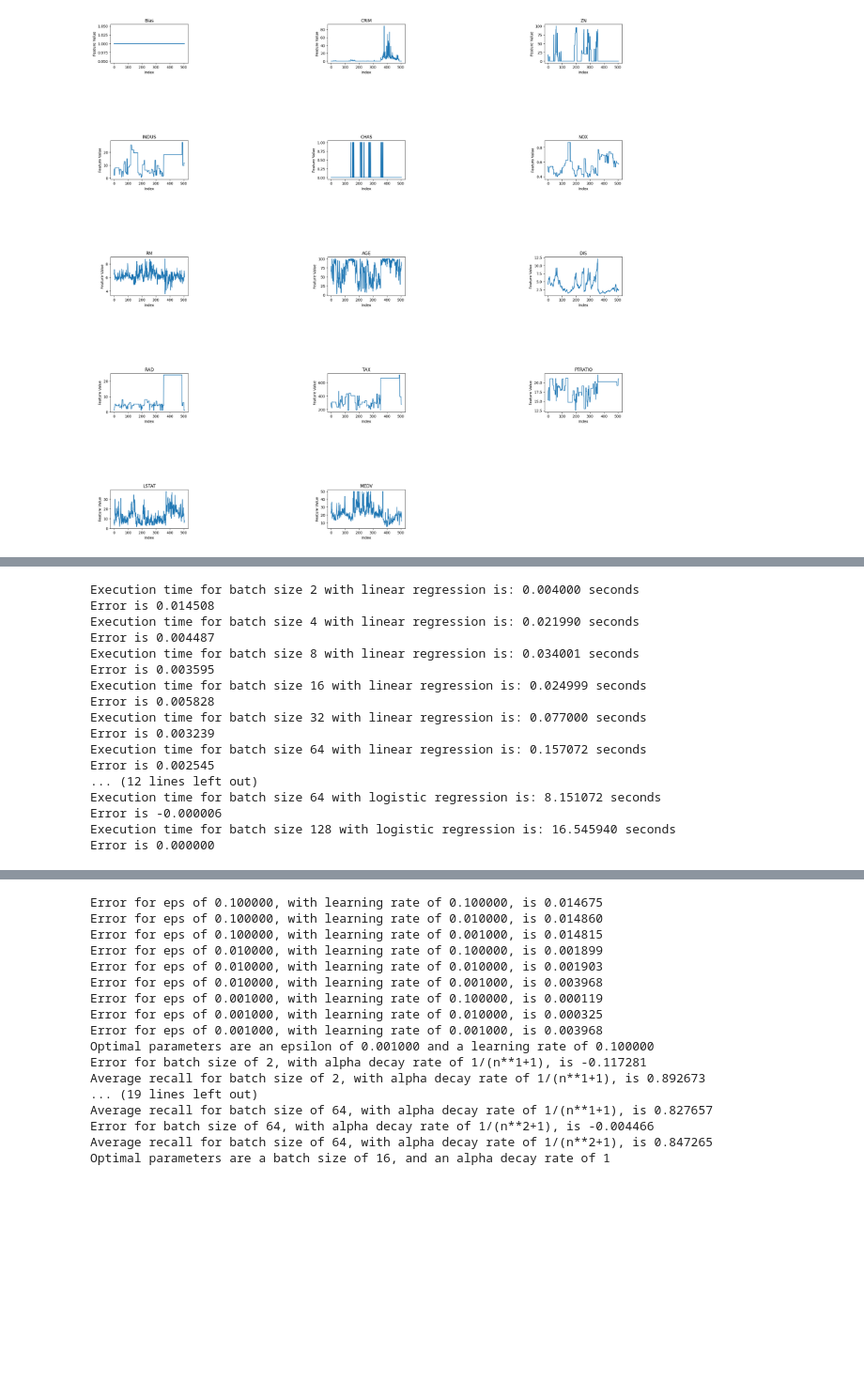
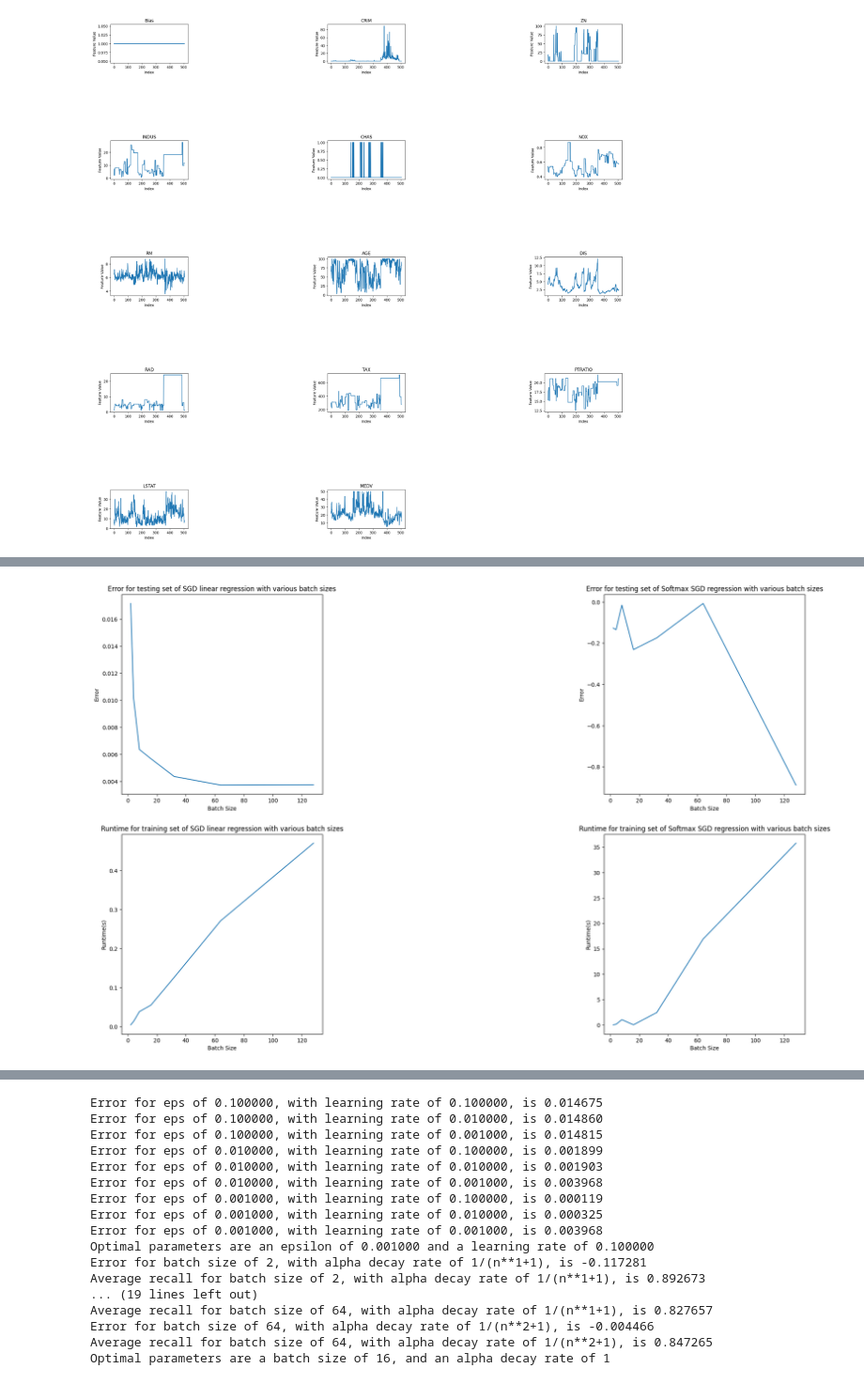
Before and after one commit to lshiyan/COMP551, a Jupyter notebook: 551A1.ipynb, the cells around one changed output, grey strips where cells are left out. Shown at 94% size. Drawn from its saved outputs; the diff is of its cells as text; code cells hidden in the pictures; blank space fills up the shorter version.

```diff
--- a/551A1.ipynb
+++ b/551A1.ipynb
@@ -533,45 +584,59 @@ for i in range(len(errors)):
 # %%
 #Task 3 Part 4:
 
 X=copy.deepcopy(cleaneddbnp)
 Y=copy.deepcopy(cleaneddbtargets)
 
+linregerror=[]
+logregerror=[]
+linregruntimes=[]
+logregruntimes=[]
+errors=[linregerror, logregerror]
+runtimes=[linregruntimes,logregruntimes]
+
 Xtraining, Xtest, Ytraining, Ytest=model.train_test_split(X, Y)
+
+
 for pow in range(1,8):
     linregwsgd=LinReg(Xtraining, Ytraining, 2**pow)
     starttime=time.time()
     linregwsgd.fitlogistic(0.01, 0.01)
-    print("Execution time for batch size %d with linear regression is: %f seconds" % (2**pow, time.time()-starttime))
-    print("Error is %f" % linregwsgd.getMSE(Xtest,Ytest))
+    linregerror.append(linregwsgd.getMSE(Xtest,Ytest))
+    linregruntimes.append(time.time()-starttime)
 
 X=copy.deepcopy(winefeaturesnp)
 Y=copy.deepcopy(winetargets)
 
 Xtraining, Xtest, Ytraining, Ytest=model.train_test_split(X, Y)
+
 for pow in range(1,8):
     logreg=LogReg(Xtraining, Ytraining, 2**pow)
     starttime=time.time()
     logreg.fit(0.01, 0.01)
-    print("Execution time for batch size %d with logistic regression is: %f seconds" % (2**pow, time.time()-starttime))
-    print("Error is %f" % logreg.getLoss(Xtest,Ytest))
+    logregerror.append(logreg.getLoss(Xtest, Ytest))
+    logregruntimes.append(time.time()-starttime)
+
+batches=[2**i for i in range(1,8)]
+errortitles=["Error for testing set of SGD linear regression with various batch sizes",
+    "Error for testing set of Softmax SGD regression with various batch sizes"]
+runtimetitles=["Runtime for training set of SGD linear regression with various batch sizes",
+    "Runtime for training set of Softmax SGD regression with various batch sizes"]
+
+for i in range(4):
+  if i<2:
+    plt.subplot(4, 4, 2*i+1)
+    plt.plot(batches, errors[i])
+    plt.xlabel("Batch Size")
+    plt.ylabel("Error")
+    plt.title(errortitles[i])
+  else:
+    plt.subplot(4, 4, 2*i+1)
+    plt.plot(batches, runtimes[i%2])
+    plt.xlabel("Batch Size")
+    plt.ylabel("Runtime(s)")
+    plt.title(runtimetitles[i%2])
 # %% [output]
-Execution time for batch size 2 with linear regression is: 0.004000 seconds
-Error is 0.014508
-Execution time for batch size 4 with linear regression is: 0.021990 seconds
-Error is 0.004487
-Execution time for batch size 8 with linear regression is: 0.034001 seconds
-Error is 0.003595
-Execution time for batch size 16 with linear regression is: 0.024999 seconds
-Error is 0.005828
-Execution time for batch size 32 with linear regression is: 0.077000 seconds
-Error is 0.003239
-Execution time for batch size 64 with linear regression is: 0.157072 seconds
-Error is 0.002545
-... (12 lines left out)
-Execution time for batch size 64 with logistic regression is: 8.151072 seconds
-Error is -0.000006
-Execution time for batch size 128 with logistic regression is: 16.545940 seconds
-Error is 0.000000
+[figure, added]
 # %%
 #Task 3 Part 5:
 
```
Also changed, not shown: parts of 7 cells of this notebook.
